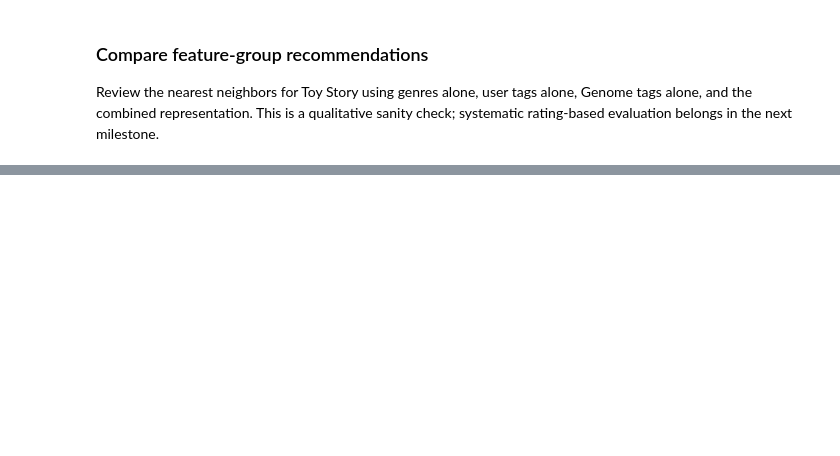
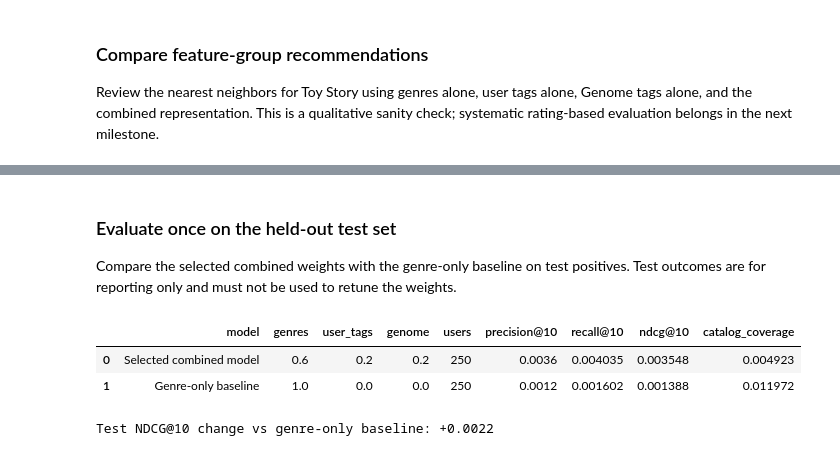
Before and after one commit to VidishBajpai/Movie-Recommender, a Jupyter notebook: notebooks/genre_&_genomeTag_based_filtering.ipynb, the cells around one changed output, grey strips where cells are left out. Cells and saved outputs as stored; diff of their text form; code cells hidden in the pictures; blank space fills up the shorter version.

```diff
--- a/notebooks/genre_&_genomeTag_based_filtering.ipynb
+++ b/notebooks/genre_&_genomeTag_based_filtering.ipynb
@@ -703,0 +974,29 @@ Several movies match 'the dark knight'; using The Dark Knight (2008) (the match
+# %% [markdown]
+### Evaluate once on the held-out test set
+
+Compare the selected combined weights with the genre-only baseline on test positives. Test outcomes are for reporting only and must not be used to retune the weights.
+# %%
+test_results = []
+for model_name, weights in [
+    ("Selected combined model", selected_weights),
+    ("Genre-only baseline", genre_baseline_weights),
+]:
+    metrics = evaluate_ranking(weights, "test", evaluation_users)
+    test_results.append({"model": model_name, **weights, **metrics})
+
+test_results_df = pd.DataFrame(test_results)
+display(test_results_df)
+
+selected_test_ndcg = test_results_df.loc[
+    test_results_df["model"].eq("Selected combined model"), "ndcg@10"
+].iloc[0]
+baseline_test_ndcg = test_results_df.loc[
+    test_results_df["model"].eq("Genre-only baseline"), "ndcg@10"
+].iloc[0]
+ndcg_change = selected_test_ndcg - baseline_test_ndcg
+print(f"Test NDCG@10 change vs genre-only baseline: {ndcg_change:+.4f}")
+# %% [output]
+|  | model | genres | user_tags | genome | users | precision@10 | recall@10 | ndcg@10 | catalog_coverage |
+| 0 | Selected combined model | 0.6 | 0.2 | 0.2 | 250 | 0.0036 | 0.004035 | 0.003548 | 0.004923 |
+| 1 | Genre-only baseline | 1.0 | 0.0 | 0.0 | 250 | 0.0012 | 0.001602 | 0.001388 | 0.011972 |
+Test NDCG@10 change vs genre-only baseline: +0.0022
```
Also changed, not shown: parts of 12 cells of this notebook.
